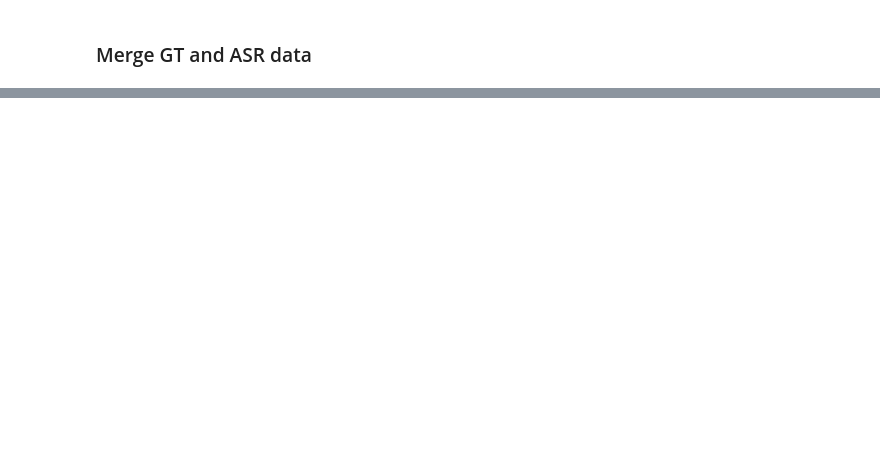
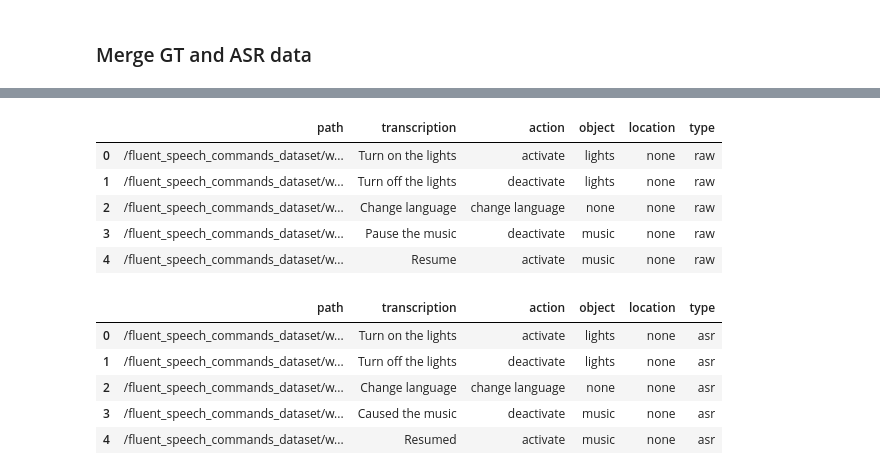
Before and after one commit to CoraJung/flexible-input-slu, a Jupyter notebook: dataprep/data_preprocessing_FSC.ipynb, the cells around one changed output, grey strips where cells are left out. Drawn from its saved outputs; the diff is of its cells as text; code cells hidden in the pictures; blank space fills up the shorter version.

```diff
--- a/dataprep/data_preprocessing_FSC.ipynb
+++ b/dataprep/data_preprocessing_FSC.ipynb
@@ -63,0 +94,22 @@ pd.read_csv('test_data_gtasr.csv')
+# %%
+valid_raw['type'] = 'raw'
+valid_raw = valid_raw.drop(columns=['asr_transcript'])
+valid_asr['type'] = 'asr'
+valid_asr = valid_asr.drop(columns=['transcription'])
+valid_asr.columns = ['path', 'transcription', 'action', 'object', 'location', 'type']
+# %%
+display(valid_raw.head(5))
+display(valid_asr.head(5))
+# %% [output]
+|  | path | transcription | action | object | location | type |
+| 0 | /fluent_speech_commands_dataset/w... | Turn on the lights | activate | lights | none | raw |
+| 1 | /fluent_speech_commands_dataset/w... | Turn off the lights | deactivate | lights | none | raw |
+| 2 | /fluent_speech_commands_dataset/w... | Change language | change language | none | none | raw |
+| 3 | /fluent_speech_commands_dataset/w... | Pause the music | deactivate | music | none | raw |
+| 4 | /fluent_speech_commands_dataset/w... | Resume | activate | music | none | raw |
+|  | path | transcription | action | object | location | type |
+| 0 | /fluent_speech_commands_dataset/w... | Turn on the lights | activate | lights | none | asr |
+| 1 | /fluent_speech_commands_dataset/w... | Turn off the lights | deactivate | lights | none | asr |
+| 2 | /fluent_speech_commands_dataset/w... | Change language | change language | none | none | asr |
+| 3 | /fluent_speech_commands_dataset/w... | Caused the music | deactivate | music | none | asr |
+| 4 | /fluent_speech_commands_dataset/w... | Resumed | activate | music | none | asr |
```
Also changed, not shown: parts of 27 cells of this notebook.
